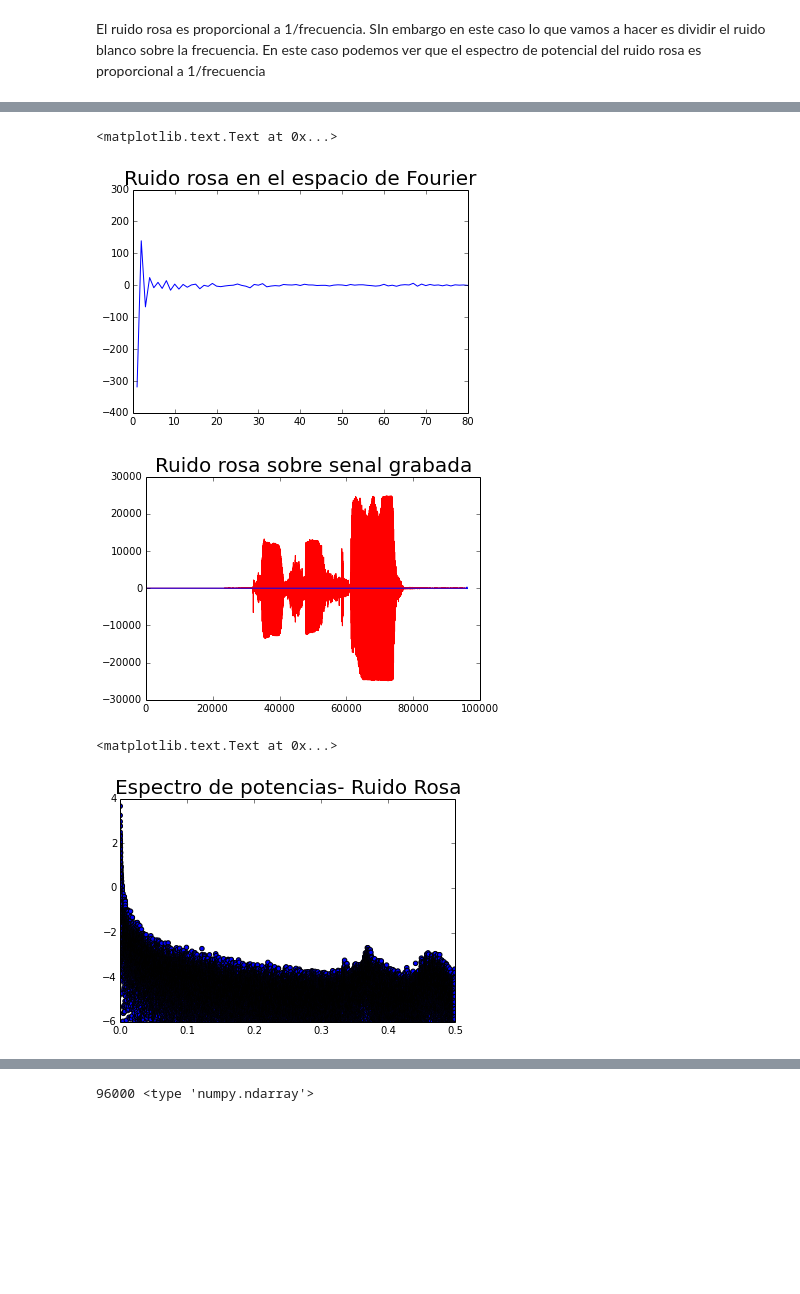
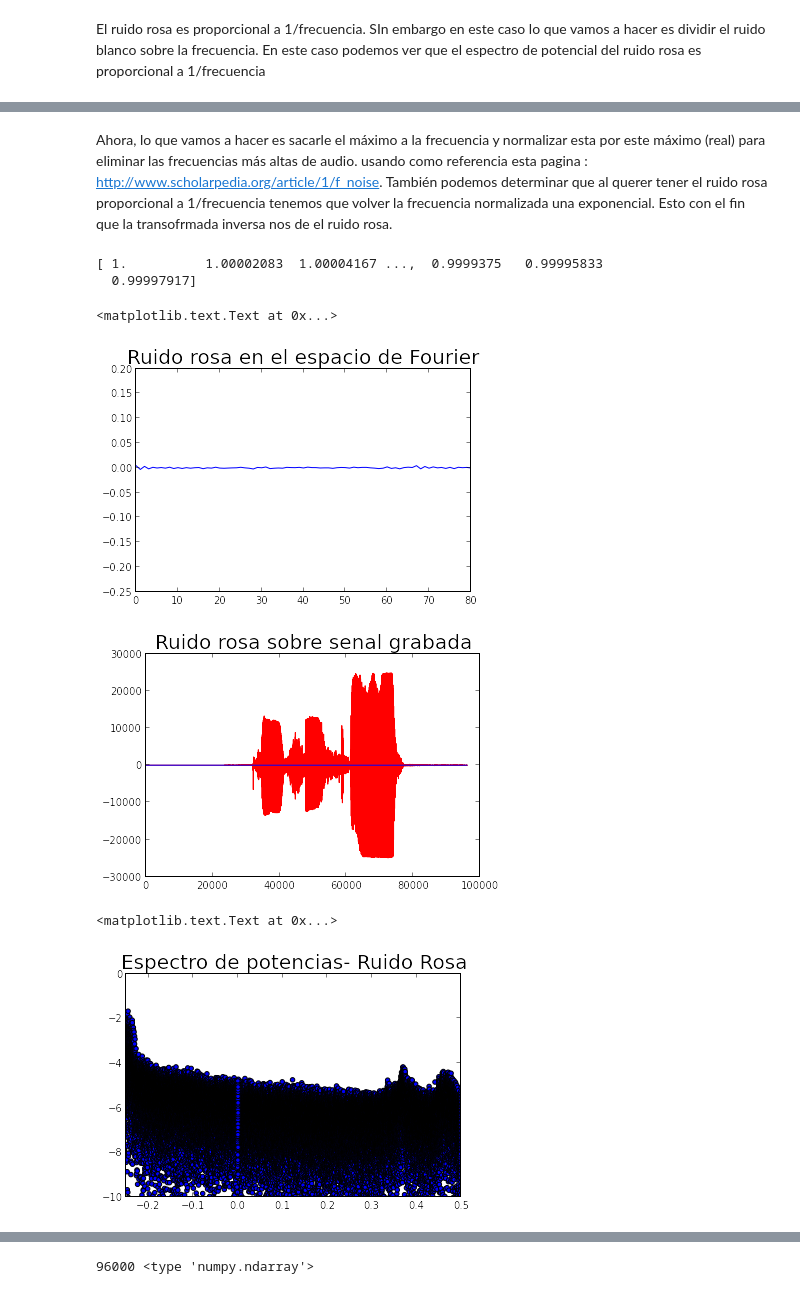
Before and after one commit to LinaPerez/PerezAngel_GarzonAlvarado_hw5, a Jupyter notebook: Pink&White_Noise.ipynb, the cells around one changed output, grey strips where cells are left out. Cells and saved outputs as stored; diff of their text form; code cells hidden in the pictures; blank space fills up the shorter version.

```diff
--- a/Pink&White_Noise.ipynb
+++ b/Pink&White_Noise.ipynb
@@ -108,8 +108,20 @@ pylab.title('1/Frecuencia',fontsize=20)
+# %% [markdown]
+Ahora, lo que vamos a hacer es sacarle el máximo a la frecuencia y normalizar esta por este máximo (real) para eliminar las frecuencias más altas de audio.
+usando como referencia esta pagina : http://www.scholarpedia.org/article/1/f_noise. También podemos determinar que al querer tener el ruido rosa proporcional a 1/frecuencia tenemos que volver la frecuencia normalizada una exponencial. Esto con el fin que la transofrmada inversa nos de el ruido rosa.
+# %%
+df = max(freq)
+dfr = df.real
+
+fr = np.exp(freq/df)
+print fr
+# %% [output]
+[ 1.          1.00002083  1.00004167 ...,  0.9999375   0.99995833
+  0.99997917]
 # %%
-pink = ((clean_f)/freq)
+pink = (clean_f/(fr))
 plot(pink)
 plt.xlim(-0.01,80)
 pylab.title('Ruido rosa en el espacio de Fourier',fontsize=20)
 # %% [output]
 <matplotlib.text.Text at 0x...>
-[figure, old version]
+[figure, new version]
@@ -119,13 +133,13 @@ pylab.plot(pink)
 pylab.title('Ruido rosa sobre senal grabada',fontsize=20)
 pylab.show()
 # %% [output]
-[figure, old version]
+[figure, new version]
 # %%
 scatter(freq_half, log10(np.absolute(pink)**2))
-plt.xlim([0,0.5])
-plt.ylim([-6,4])
+plt.xlim([-0.25,0.5])
+plt.ylim([-10,0])
 pylab.title('Espectro de potencias- Ruido Rosa',fontsize=20)
 # %% [output]
 <matplotlib.text.Text at 0x...>
-[figure, old version]
+[figure, new version]
 # %% [markdown]
```
Also changed, not shown: parts of 10 cells of this notebook.
